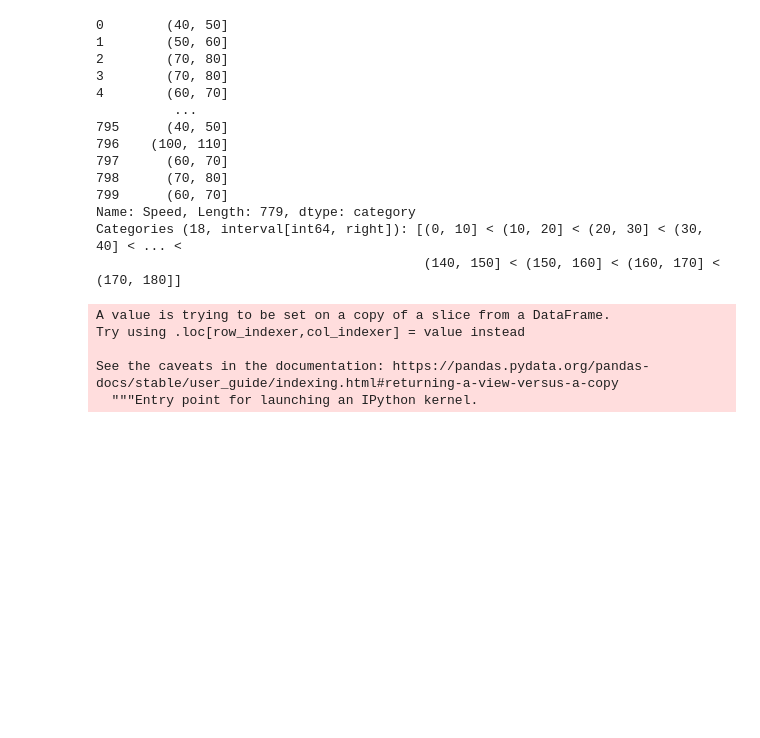
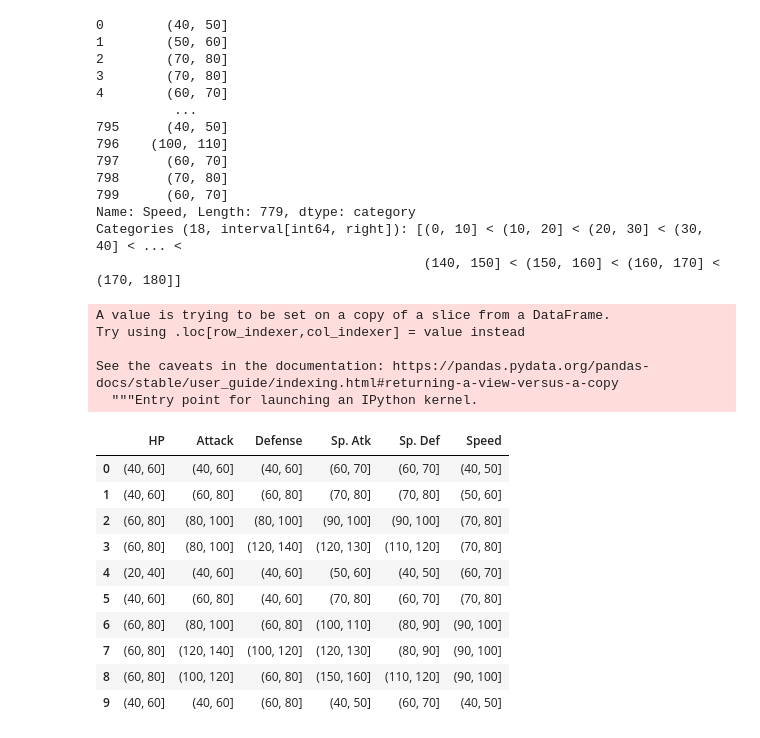
Before and after one commit to TonyMB17/Pokemon, a Jupyter notebook: Pokemon.ipynb, the cells around one changed output. Cells and saved outputs as stored; diff of their text form; code cells hidden in the pictures; blank space fills up the shorter version.

```diff
--- a/Pokemon.ipynb
+++ b/Pokemon.ipynb
@@ -273,3 +273,17 @@ Try using .loc[row_indexer,col_indexer] = value instead
 
 See the caveats in the documentation: https://pandas.pydata.org/pandas-docs/stable/user_guide/indexing.html#returning-a-view-versus-a-copy
   """Entry point for launching an IPython kernel.
+# %%
+pokemonDatax.head(10) #mostrando elementos
+# %% [output]
+|  | HP | Attack | Defense | Sp. Atk | Sp. Def | Speed |
+| 0 | (40, 60] | (40, 60] | (40, 60] | (60, 70] | (60, 70] | (40, 50] |
+| 1 | (40, 60] | (60, 80] | (60, 80] | (70, 80] | (70, 80] | (50, 60] |
+| 2 | (60, 80] | (80, 100] | (80, 100] | (90, 100] | (90, 100] | (70, 80] |
+| 3 | (60, 80] | (80, 100] | (120, 140] | (120, 130] | (110, 120] | (70, 80] |
+| 4 | (20, 40] | (40, 60] | (40, 60] | (50, 60] | (40, 50] | (60, 70] |
+| 5 | (40, 60] | (60, 80] | (40, 60] | (70, 80] | (60, 70] | (70, 80] |
+| 6 | (60, 80] | (80, 100] | (60, 80] | (100, 110] | (80, 90] | (90, 100] |
+| 7 | (60, 80] | (120, 140] | (100, 120] | (120, 130] | (80, 90] | (90, 100] |
+| 8 | (60, 80] | (100, 120] | (60, 80] | (150, 160] | (110, 120] | (90, 100] |
+| 9 | (40, 60] | (40, 60] | (60, 80] | (40, 50] | (60, 70] | (40, 50] |
```
Also changed, not shown: parts of 8 cells of this notebook.
